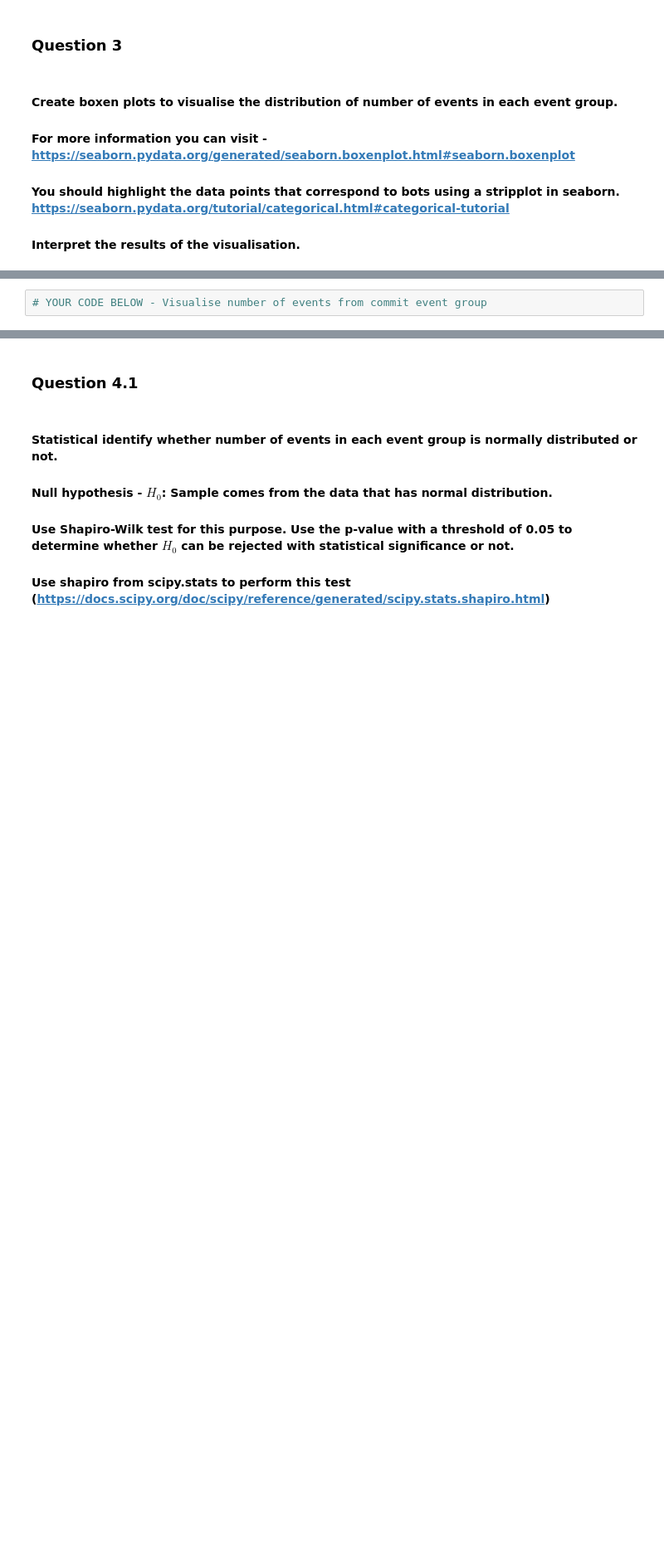
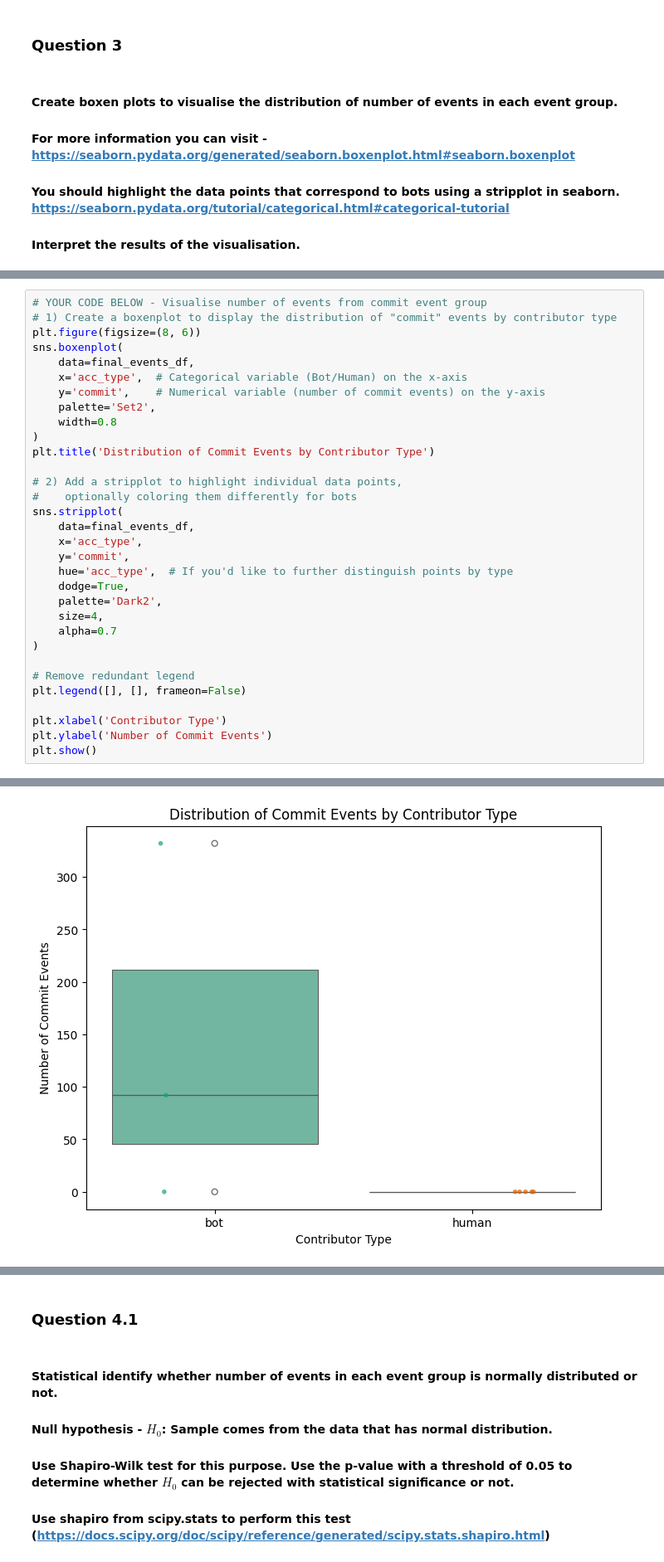
Before and after one commit to ari-ane/Software_Evolution_TP_bots, a Jupyter notebook: TP_bots_template.ipynb, the cells around one changed output, grey strips where cells are left out. Shown at 83% size. Drawn from its saved outputs; the diff is of its cells as text; blank space fills up the shorter version.

```diff
--- a/TP_bots_template.ipynb
+++ b/TP_bots_template.ipynb
@@ -589,2 +808,33 @@ df_medians.pivot(index='acc_type', columns='event_group', values='median')#.rese
 # %%
 # YOUR CODE BELOW - Visualise number of events from commit event group
+# 1) Create a boxenplot to display the distribution of "commit" events by contributor type
+plt.figure(figsize=(8, 6))
+sns.boxenplot(
+    data=final_events_df,
+    x='acc_type',  # Categorical variable (Bot/Human) on the x-axis
+    y='commit',    # Numerical variable (number of commit events) on the y-axis
+    palette='Set2',
+    width=0.8
+)
+plt.title('Distribution of Commit Events by Contributor Type')
+
+# 2) Add a stripplot to highlight individual data points,
+#    optionally coloring them differently for bots
+sns.stripplot(
+    data=final_events_df,
+    x='acc_type',
+    y='commit',
+    hue='acc_type',  # If you'd like to further distinguish points by type
+    dodge=True,
+    palette='Dark2',
+    size=4,
+    alpha=0.7
+)
+
+# Remove redundant legend
+plt.legend([], [], frameon=False)
+
+plt.xlabel('Contributor Type')
+plt.ylabel('Number of Commit Events')
+plt.show()
+# %% [output]
@@ -591 +844,2 @@ df_medians.pivot(index='acc_type', columns='event_group', values='median')#.rese
+[figure, added]
 # %%
```
Also changed, not shown: parts of 23 cells of this notebook.
